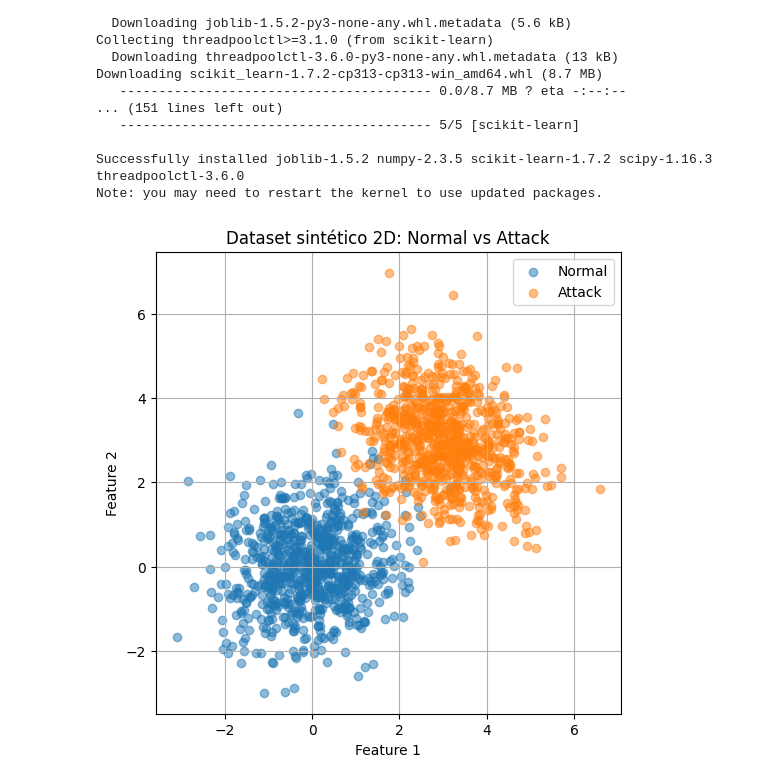
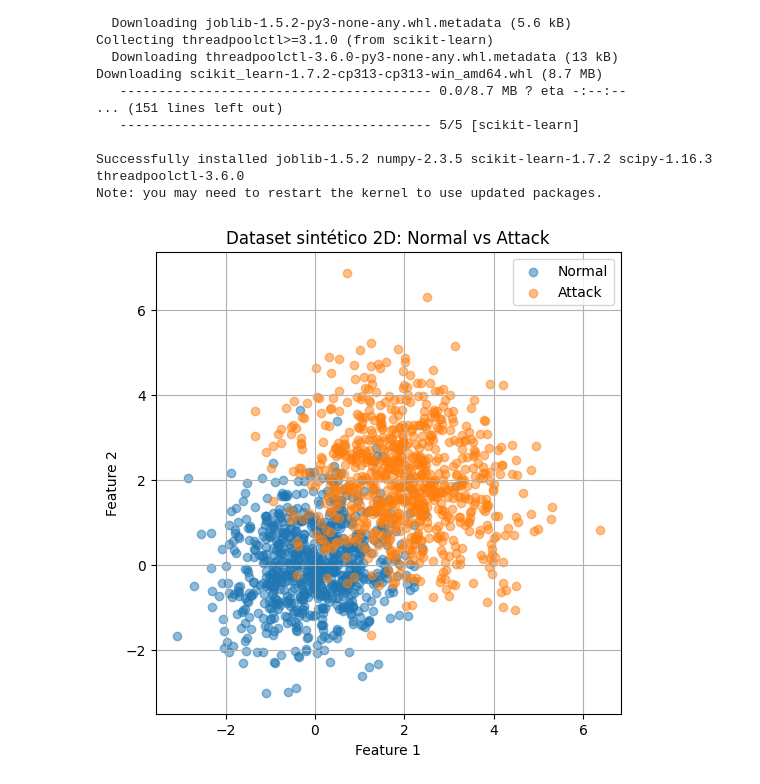
Before and after one commit to robertofdzb10/Tesis, a Jupyter notebook: notebooks/06_dataset_sintetico_v2.ipynb, the cells around one changed output. Saved outputs shown, nothing was run; the diff lists cells and outputs as text; code cells hidden in the pictures.

```diff
--- a/notebooks/06_dataset_sintetico_v2.ipynb
+++ b/notebooks/06_dataset_sintetico_v2.ipynb
@@ -35,45 +35,45 @@ np.random.seed(RANDOM_SEED)
 n_normal = 1000
 n_attack = 1000
 
-# Clase 0: tráfico normal (alrededor de (0,0))
-mean_normal = [0, 0] # La nube de puntos de esta clase estará centrada al rededor de (0,0)
-cov_normal = [[1.0, 0.2], # Valor 1 varianza 1 (cuanto se dispersan los valores al rededorde la media, -1-0-1, habiendo puntos más lejanos pero esta es la concentración natrual)
-              [0.2, 1.0]] # Valor 1 varianza, y 0.2 de covarianza (como se realacionan ambas variables, si es psotivia crecen de igual manera, negativa una crece y otra decrece, y 0 sin relación)
+# Clase 0: normal
+mean_normal = [0, 0]
+cov_normal = [[1.0, 0.2],
+              [0.2, 1.0]]
 
-# Clase 1: ataque (alrededor de (3,3))
-mean_attack = [3, 3]
-cov_attack = [[1.0, -0.3],
-              [-0.3, 1.0]]
+# Clase 1: ataque más cerca y más disperso
+mean_attack = [2.0, 2.0]
+cov_attack = [[1.5, -0.3],
+              [-0.3, 1.5]]
 
 # Genera los datos
 X_normal = np.random.multivariate_normal(mean_normal, cov_normal, n_normal) # 1000 filas 2 columnas, cada fila representa un punto en do dimensiones
 X_attack = np.random.multivariate_normal(mean_attack, cov_attack, n_attack)
 
 # Etiquetas
 y_normal = np.zeros(n_normal, dtype=int) # Vector de mil ceros
 y_attack = np.ones(n_attack, dtype=int) # Vector de mil unos
 
 # Concatenar los datos
 X = np.vstack([X_normal, X_attack]) # 1000 primeras filas normal, 1000 siguentes ataque
 y = np.concatenate([y_normal, y_attack]) # 1000 primeras filas normal, 1000 siguentes ataque
 
 # Dividimos el dataset en train/test
 X_train, X_test, y_train, y_test = train_test_split(
     X, y, test_size=0.2, random_state=RANDOM_SEED, stratify=y # Seleccionamos variables, el porcentaje de división, introducimos la semilla (para que sea reproducible), y stratify que haya igual número de clases de y
 )
 
 # Visualización
 plt.figure(figsize=(6, 6))
 plt.scatter(X_train[y_train == 0, 0], X_train[y_train == 0, 1], alpha=0.5, label="Normal")
 plt.scatter(X_train[y_train == 1, 0], X_train[y_train == 1, 1], alpha=0.5, label="Attack")
 plt.legend()
 plt.xlabel("Feature 1")
 plt.ylabel("Feature 2")
 plt.title("Dataset sintético 2D: Normal vs Attack")
 plt.grid(True)
 plt.show()
 # %% [output]
-[figure, old version]
+[figure, new version]
 # %%
 # Creamos la carpeta data sino existe
 os.makedirs("../data", exist_ok=True)
```
Also changed, not shown: parts of 2 cells of this notebook, 1 other file.
